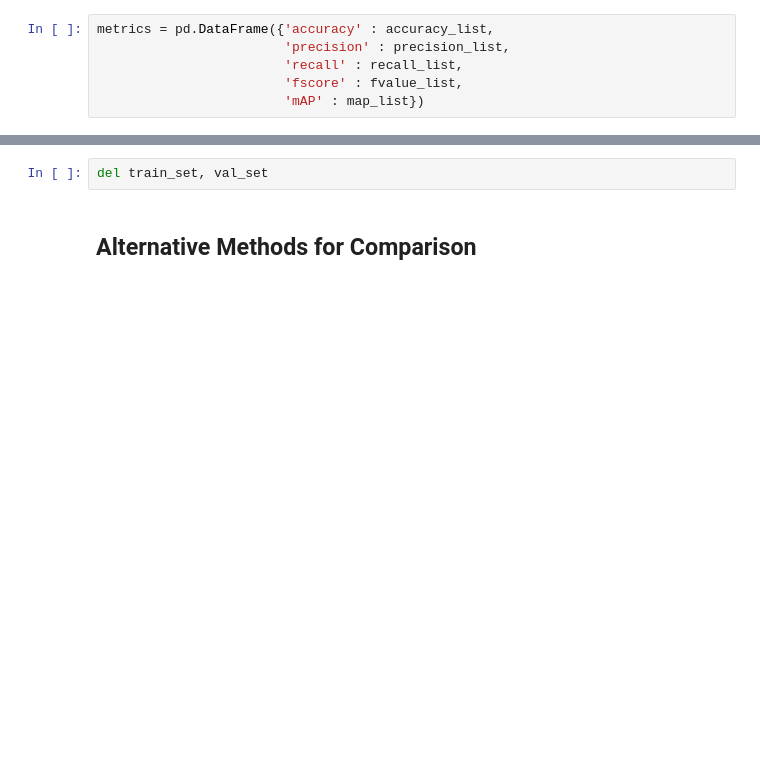
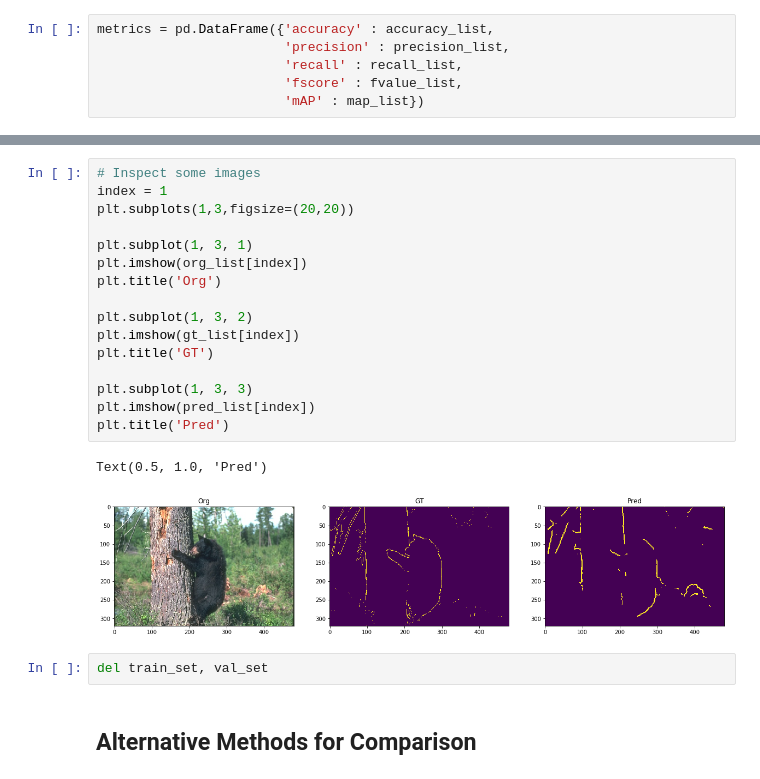
Before and after one commit to iocak28/UNet_edge_detection, a Jupyter notebook: pytorch_unet-edge.ipynb, the cells around one changed output, grey strips where cells are left out. Saved outputs shown, nothing was run; the diff lists cells and outputs as text; blank space fills up the shorter version.

```diff
--- a/pytorch_unet-edge.ipynb
+++ b/pytorch_unet-edge.ipynb
@@ -681,3 +772,22 @@ Text(0.5, 1.0, 'Pred')
+# %%
+# Inspect some images
+index = 1
+plt.subplots(1,3,figsize=(20,20))
+
+plt.subplot(1, 3, 1)
+plt.imshow(org_list[index])
+plt.title('Org')
+
+plt.subplot(1, 3, 2)
+plt.imshow(gt_list[index])
+plt.title('GT')
+
+plt.subplot(1, 3, 3)
+plt.imshow(pred_list[index])
+plt.title('Pred')
+# %% [output]
+Text(0.5, 1.0, 'Pred')
+[figure, added]
 # %%
 del train_set, val_set
 # %% [markdown]
```
Also changed, not shown: parts of 22 cells of this notebook.
